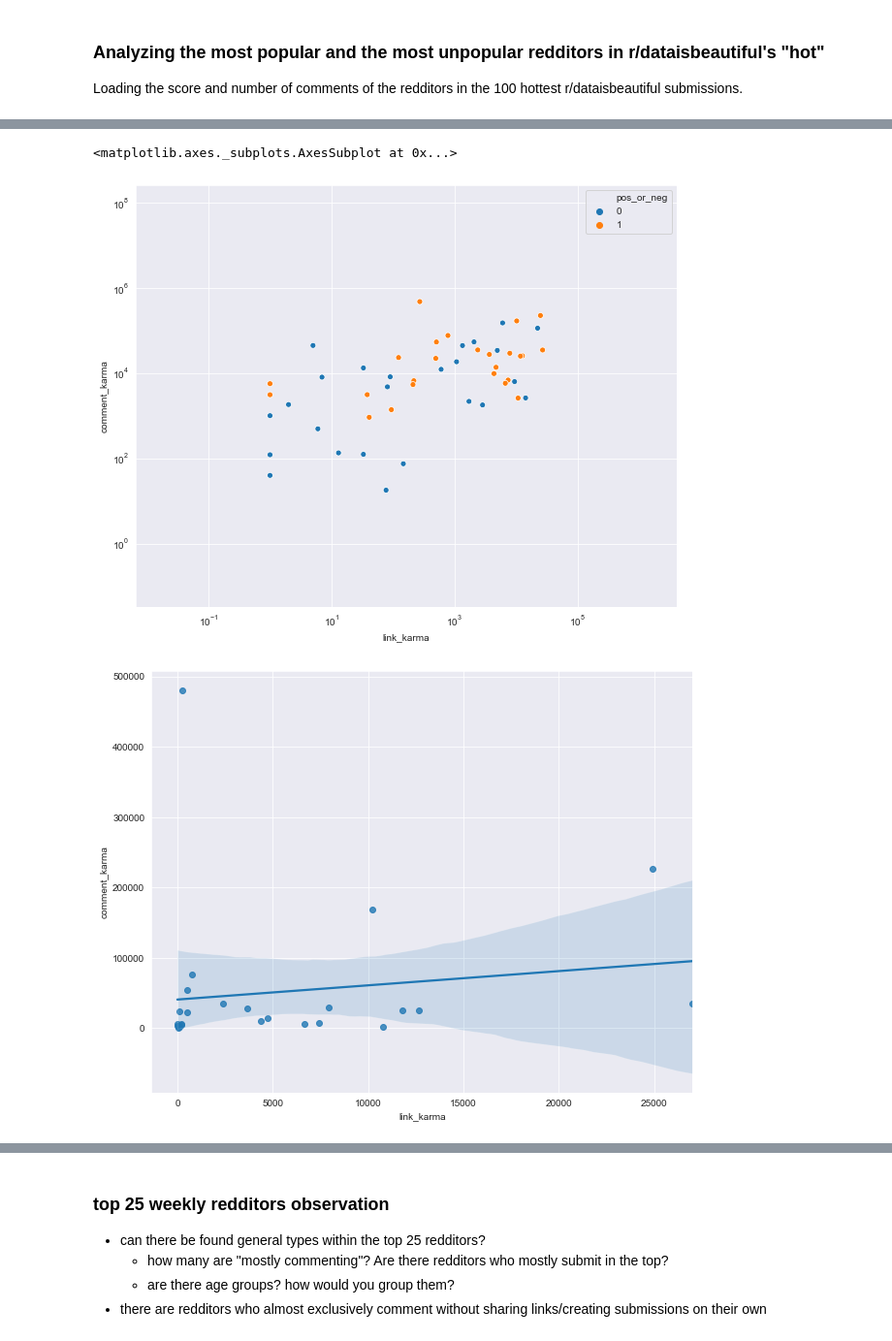
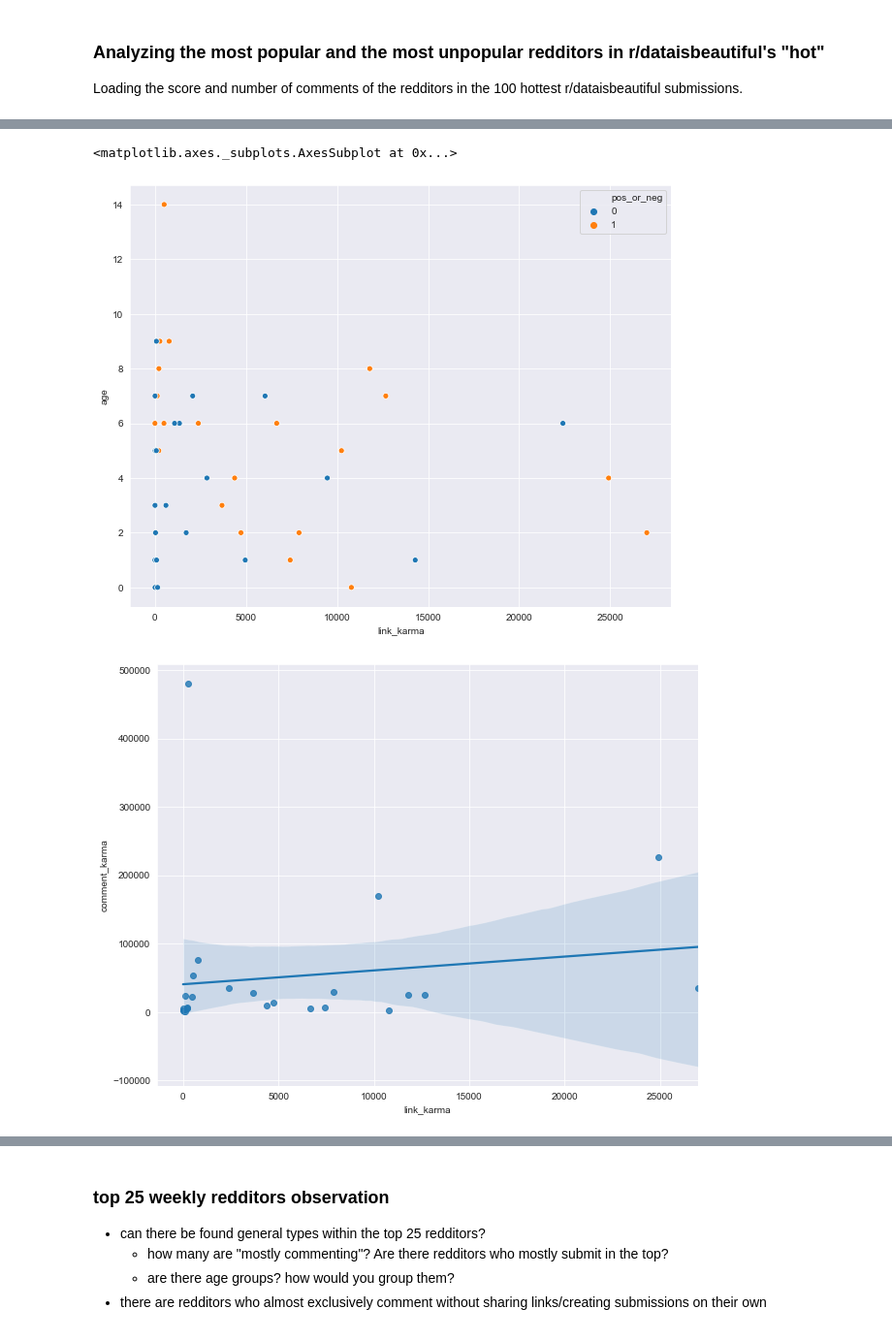
Before and after one commit to xaverdorner/reddit_analysis_project, a Jupyter notebook: Reddit_visualizations.ipynb, the cells around one changed output, grey strips where cells are left out. Shown at 97% size. Drawn from its saved outputs; the diff is of its cells as text; code cells hidden in the pictures.

Commit message:
made some adjustments to the visualizations notebook

```diff
--- a/Reddit_visualizations.ipynb
+++ b/Reddit_visualizations.ipynb
@@ -36,11 +22,10 @@ Loading the score and number of comments of the redditors in the 100 hottest r/d
 hot_redditors = pd.read_csv('top100_top_redditors_2020-05-10.csv', index_col=0)
 
 # loading the 2 dataframe with the top 25 most un/popular redditors
-
-positive = pd.read_csv('positive_redditors_2020-05-10.csv', index_col=0)
-positive['pos_or_neg'] = 1
-negative = pd.read_csv('negative_redditors_2020-05-10.csv', index_col=0)
-negative['pos_or_neg'] = 0
+top = pd.read_csv('positive_redditors_2020-05-10.csv', index_col=0)
+top['pos_or_neg'] = 1
+bottom = pd.read_csv('negative_redditors_2020-05-10.csv', index_col=0)
+bottom['pos_or_neg'] = 0
 # %%
 # merging positive and negative for comparability
 pos_and_neg = positive.reset_index().merge(negative.reset_index(),how='outer')
@@ -71,12 +45,11 @@ pos_and_neg
 # %%
 plt.figure(figsize=(10,8))
-plt.xscale('log')
-plt.yscale('log')
 sns.set_style('darkgrid')
+plt.tight_layout()
 sns.scatterplot(data=pos_and_neg,
                 x='link_karma',
-                y='comment_karma',
+                y='age',
                 hue='pos_or_neg')
 # %% [output]
 <matplotlib.axes._subplots.AxesSubplot at 0x...>
-[figure, old version]
+[figure, new version]
@@ -84,9 +71,10 @@ sns.scatterplot(data=pos_and_neg,
 # regplot function
 def reg_plotter(dataframe, x_value, y_value):
     plt.figure(figsize=(10,(8)))
+    plt.tight_layout()
     sns.set_style('darkgrid')
     sns.regplot(data=dataframe, x=x_value, y=y_value)
 # %%
-reg_plotter(positive, 'link_karma', 'comment_karma')
+reg_plotter(top, 'link_karma', 'comment_karma')
 # %% [output]
-[figure, old version]
+[figure, new version]
```
Also changed, not shown: parts of 66 cells of this notebook.
